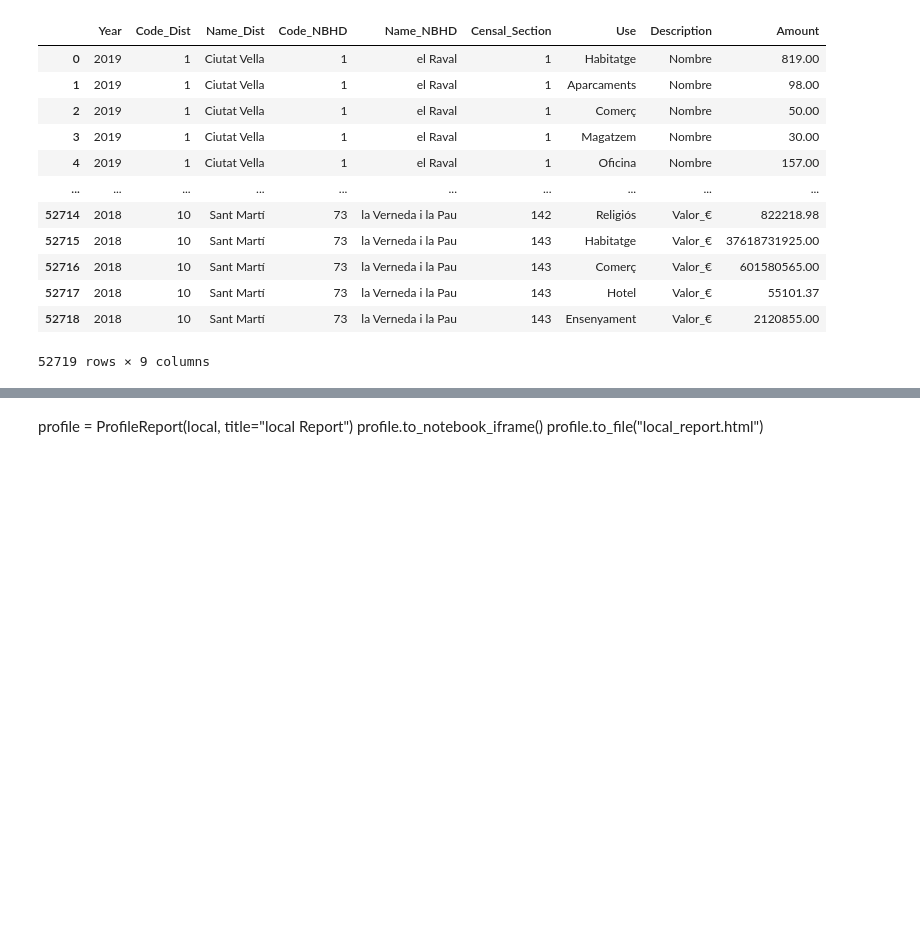
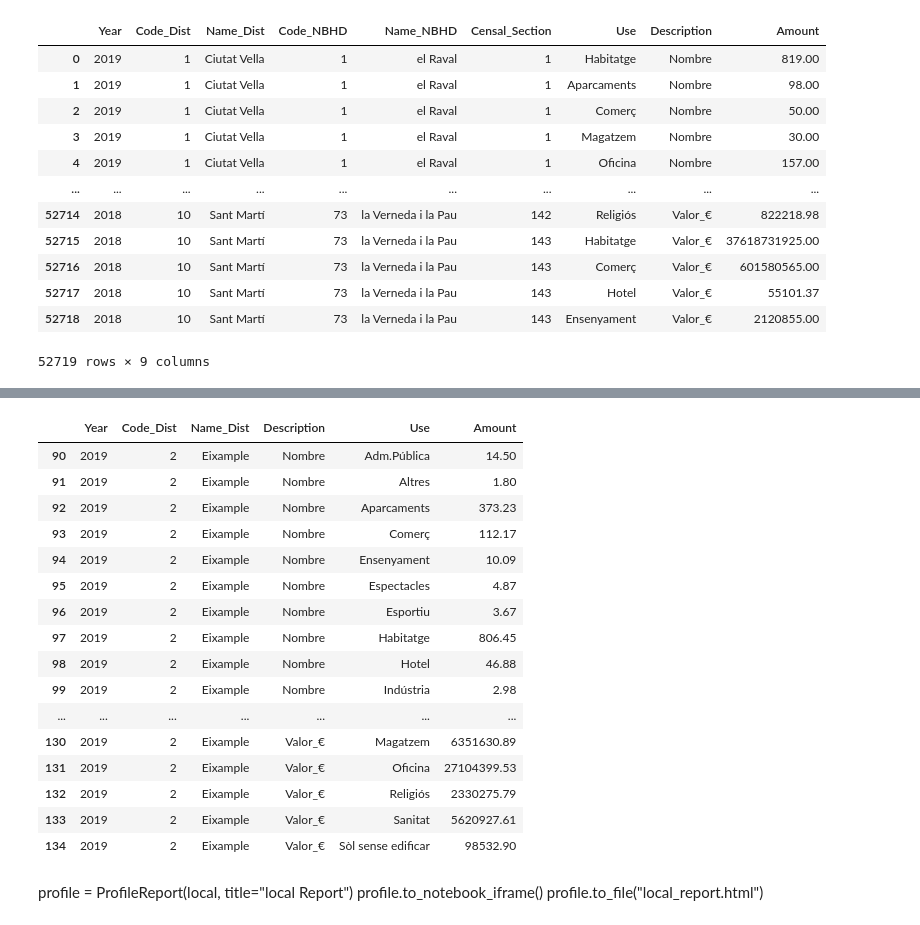
Before and after one commit to MayGodoy/BCN-Data, a Jupyter notebook: notebooks/02.Analysis_NBHD.ipynb, the cells around one changed output, grey strips where cells are left out. Drawn from its saved outputs; the diff is of its cells as text; code cells hidden in the pictures; blank space fills up the shorter version.

```diff
--- a/notebooks/02.Analysis_NBHD.ipynb
+++ b/notebooks/02.Analysis_NBHD.ipynb
@@ -340,3 +340,6 @@ local
 | 52717 | 2018 | 10 | Sant Martí | 73 | la Verneda i la Pau | 143 | Hotel | Valor_€ | 55101.37 |
 | 52718 | 2018 | 10 | Sant Martí | 73 | la Verneda i la Pau | 143 | Ensenyament | Valor_€ | 2120855.00 |
 52719 rows × 9 columns
+# %%
+local_2019 = local.loc[local.Year==2019, :].groupby(by=["Year", "Code_Dist","Name_Dist","Description", "Use"], as_index=False).mean()
+local_2019
@@ -343,3 +360,23 @@ local
+# %%
+local_2019.loc[local_2019.Code_Dist== "2", :]
+# %% [output]
+|  | Year | Code_Dist | Name_Dist | Description | Use | Amount |
+| 90 | 2019 | 2 | Eixample | Nombre | Adm.Pública | 14.50 |
+| 91 | 2019 | 2 | Eixample | Nombre | Altres | 1.80 |
+| 92 | 2019 | 2 | Eixample | Nombre | Aparcaments | 373.23 |
+| 93 | 2019 | 2 | Eixample | Nombre | Comerç | 112.17 |
+| 94 | 2019 | 2 | Eixample | Nombre | Ensenyament | 10.09 |
+| 95 | 2019 | 2 | Eixample | Nombre | Espectacles | 4.87 |
+| 96 | 2019 | 2 | Eixample | Nombre | Esportiu | 3.67 |
+| 97 | 2019 | 2 | Eixample | Nombre | Habitatge | 806.45 |
+| 98 | 2019 | 2 | Eixample | Nombre | Hotel | 46.88 |
+| 99 | 2019 | 2 | Eixample | Nombre | Indústria | 2.98 |
+| ... | ... | ... | ... | ... | ... | ... |
+| 130 | 2019 | 2 | Eixample | Valor_€ | Magatzem | 6351630.89 |
+| 131 | 2019 | 2 | Eixample | Valor_€ | Oficina | 27104399.53 |
+| 132 | 2019 | 2 | Eixample | Valor_€ | Religiós | 2330275.79 |
+| 133 | 2019 | 2 | Eixample | Valor_€ | Sanitat | 5620927.61 |
+| 134 | 2019 | 2 | Eixample | Valor_€ | Sòl sense edificar | 98532.90 |
 # %% [markdown]
 profile = ProfileReport(local, title="local Report")
 profile.to_notebook_iframe()
```
Also changed, not shown: parts of 1 cell of this notebook.
